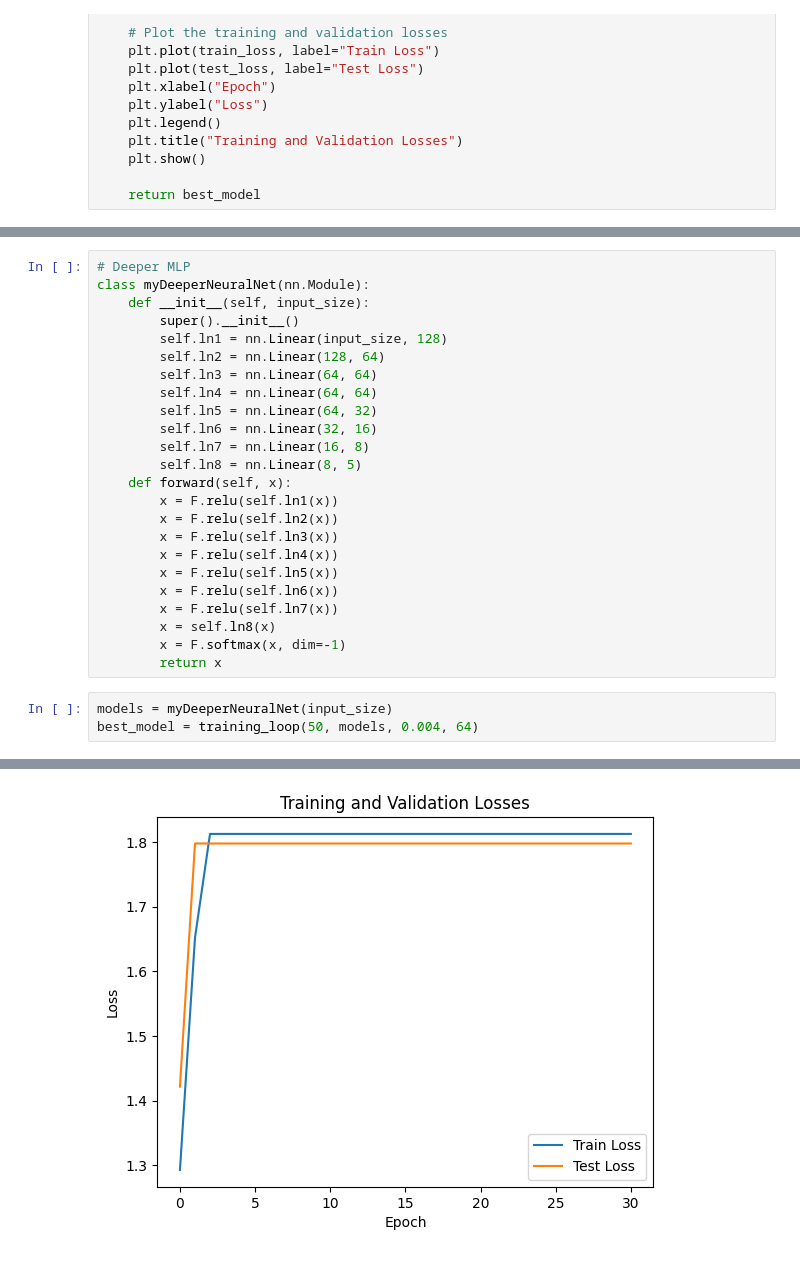
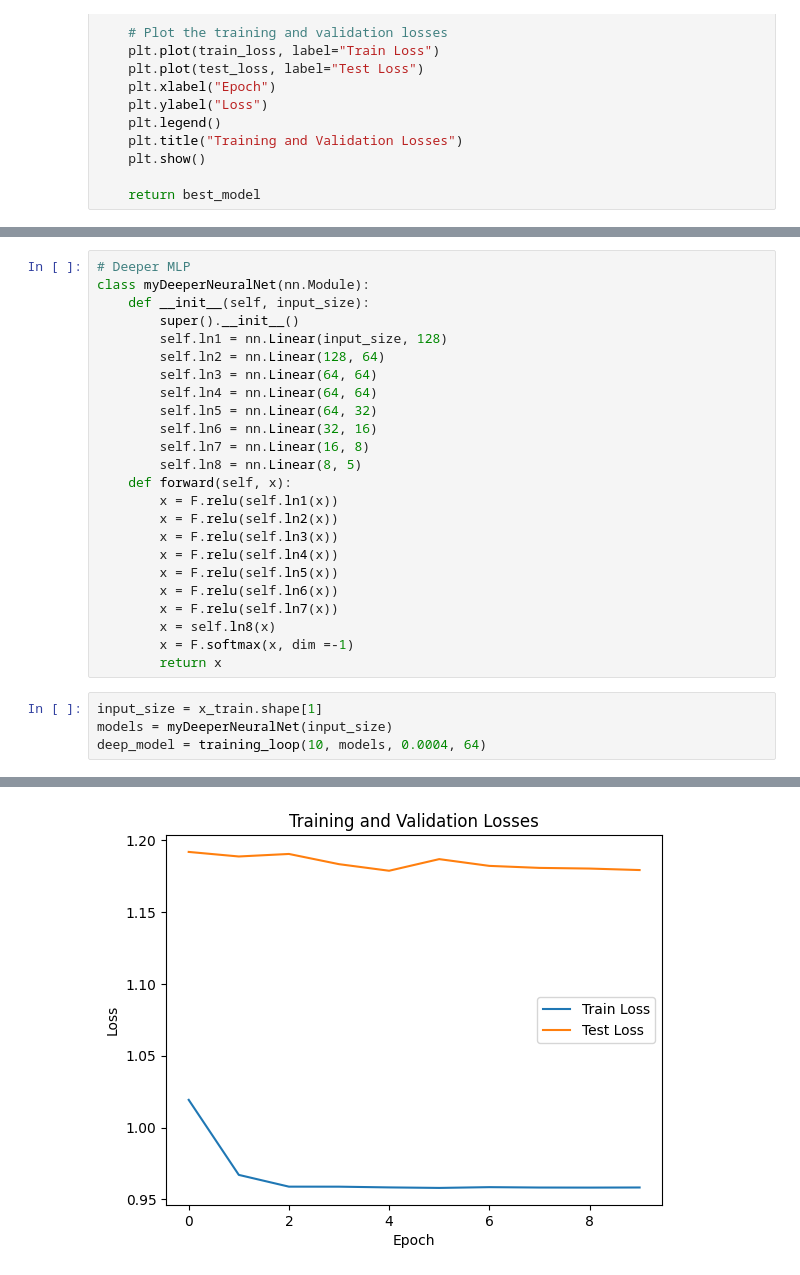
Before and after one commit to zliu250/Network-Intrusion-Detection-System, a Jupyter notebook: deep_learing.ipynb, the cells around one changed output, grey strips where cells are left out. Cells and saved outputs as stored; diff of their text form.

```diff
--- a/deep_learing.ipynb
+++ b/deep_learing.ipynb
@@ -181,9 +182,10 @@ class myDeeperNeuralNet(nn.Module):
         x = F.relu(self.ln6(x))
         x = F.relu(self.ln7(x))
         x = self.ln8(x)
-        x = F.softmax(x, dim=-1)
+        x = F.softmax(x, dim =-1)
         return x
 # %%
+input_size = x_train.shape[1]
 models = myDeeperNeuralNet(input_size)
-best_model = training_loop(50, models, 0.004, 64)
+deep_model = training_loop(10, models, 0.0004, 64)
 # %% [output]
@@ -209,4 +198,4 @@ Early stopping at epoch 31
-[figure, old version]
+[figure, new version]
 # %%
 # Try CNN
 class DeepCNN(nn.Module):
```
Also changed, not shown: parts of 5 cells of this notebook.
